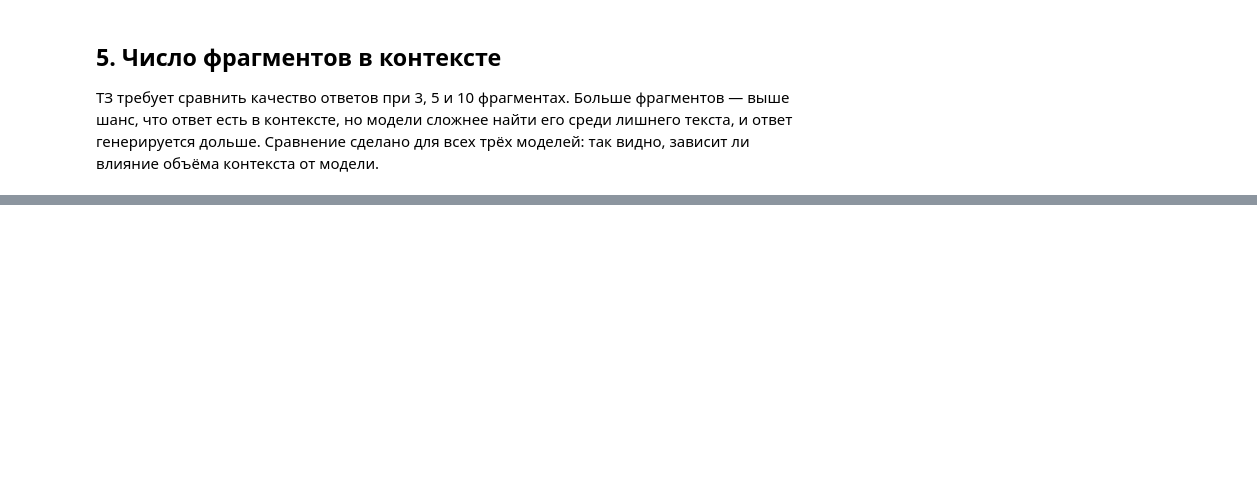
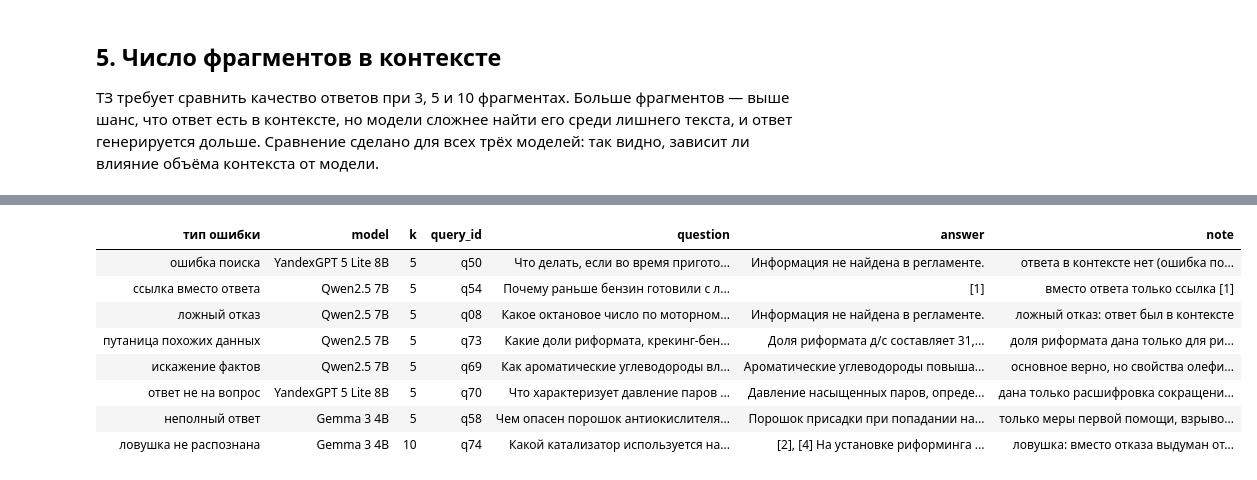
Before and after one commit to stwz13/gasoline-blending-rag, a Jupyter notebook: notebooks/generation.ipynb, the cells around one changed output, grey strips where cells are left out. Cells and saved outputs as stored; diff of their text form; code cells hidden in the pictures; blank space fills up the shorter version.

Commit message:
Add summary metrics and error analysis

```diff
--- a/notebooks/generation.ipynb
+++ b/notebooks/generation.ipynb
@@ -323,0 +334,27 @@ else:
+# %%
+def error_type(row: pd.Series) -> str:
+    """Относит ошибочный ответ к одному типу по заметке разметчика и признаку наличия ответа в контексте."""
+    note = row["note"]
+    if row["category"] == "trap":
+        return "ловушка не распознана"
+    if not row["context_has_answer"]:
+        return "ошибка поиска"
+    if "только ссылк" in note or "только «" in note or "обрывки подписей" in note:
+        return "ссылка вместо ответа"
+    if "ложный отказ" in note:
+        return "ложный отказ"
+    if "д/с" in note:
+        return "путаница похожих данных"
+    if row["hallucination"] == 1 or "неверный" in note:
+        return "искажение фактов"
+    if "посторонний" in note or "не отвечает" in note:
+        return "ответ не на вопрос"
+    return "неполный ответ"
+
+
+errors = marked[(marked["accuracy"] < 2) | (marked["hallucination"] == 1)].copy()
+errors["тип ошибки"] = errors.apply(error_type, axis=1)
+print(f"ошибочных ответов: {len(errors)} из {len(marked)}")
+error_table = pd.crosstab(errors["тип ошибки"], errors["model"]).reindex(columns=list(MODELS), fill_value=0)
+error_table["всего"] = error_table.sum(axis=1)
+error_table.sort_values("всего", ascending=False)
@@ -323,0 +373,25 @@ else:
+# %%
+EXAMPLES = [  # по одному показательному ответу на каждый тип ошибки
+    ("YandexGPT 5 Lite 8B", 5, "q50"),
+    ("Qwen2.5 7B", 5, "q54"),
+    ("Qwen2.5 7B", 5, "q08"),
+    ("Qwen2.5 7B", 5, "q73"),
+    ("Qwen2.5 7B", 5, "q69"),
+    ("YandexGPT 5 Lite 8B", 5, "q70"),
+    ("Gemma 3 4B", 5, "q58"),
+    ("Gemma 3 4B", 10, "q74"),
+]
+examples = errors.set_index(["model", "k", "query_id"]).loc[EXAMPLES].reset_index()
+examples["answer"] = examples["answer"].str.slice(0, 200)
+with pd.option_context("display.max_colwidth", None):
+    display(examples[["тип ошибки", "model", "k", "query_id", "question", "answer", "note"]].style.hide(axis="index"))
+# %% [output]
+| тип ошибки | model | k | query_id | question | answer | note |
+| ошибка поиска | YandexGPT 5 Lite 8B | 5 | q50 | Что делать, если во время пригото... | Информация не найдена в регламенте. | ответа в контексте нет (ошибка по... |
+| ссылка вместо ответа | Qwen2.5 7B | 5 | q54 | Почему раньше бензин готовили с л... | [1] | вместо ответа только ссылка [1] |
+| ложный отказ | Qwen2.5 7B | 5 | q08 | Какое октановое число по моторном... | Информация не найдена в регламенте. | ложный отказ: ответ был в контексте |
+| путаница похожих данных | Qwen2.5 7B | 5 | q73 | Какие доли риформата, крекинг-бен... | Доля риформата д/с составляет 31,... | доля риформата дана только для ри... |
+| искажение фактов | Qwen2.5 7B | 5 | q69 | Как ароматические углеводороды вл... | Ароматические углеводороды повыша... | основное верно, но свойства олефи... |
+| ответ не на вопрос | YandexGPT 5 Lite 8B | 5 | q70 | Что характеризует давление паров ... | Давление насыщенных паров, опреде... | дана только расшифровка сокращени... |
+| неполный ответ | Gemma 3 4B | 5 | q58 | Чем опасен порошок антиокислителя... | Порошок присадки при попадании на... | только меры первой помощи, взрыво... |
+| ловушка не распознана | Gemma 3 4B | 10 | q74 | Какой катализатор используется на... | [2], [4] На установке риформинга ... | ловушка: вместо отказа выдуман от... |
```
Also changed, not shown: parts of 11 cells of this notebook, 2 other files.
